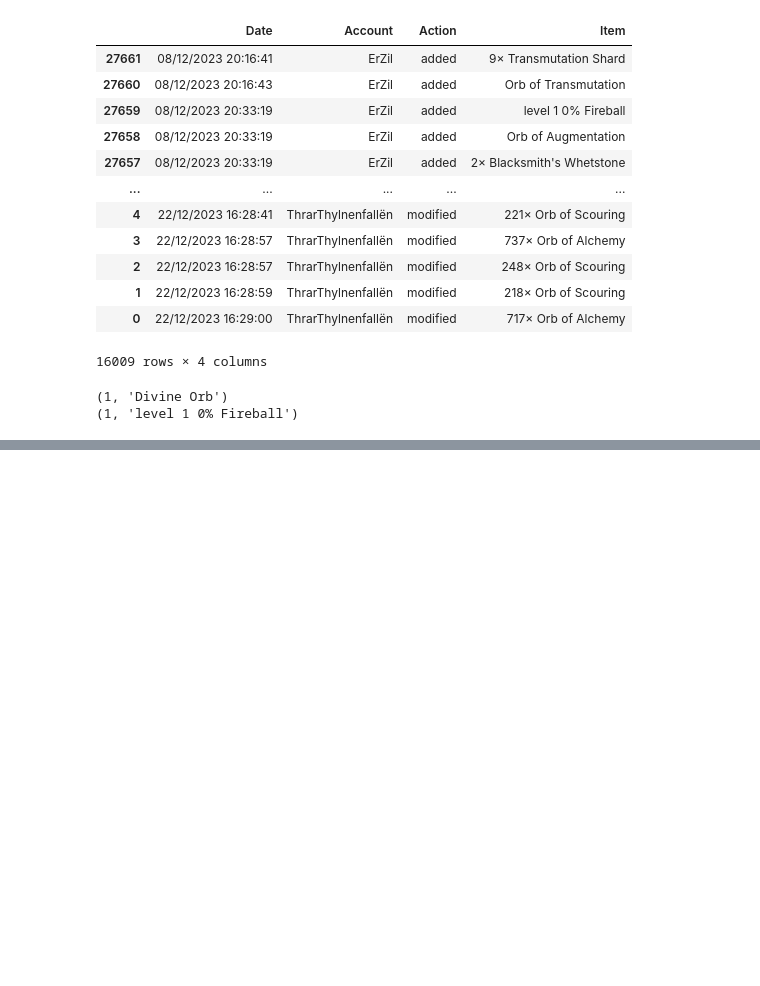
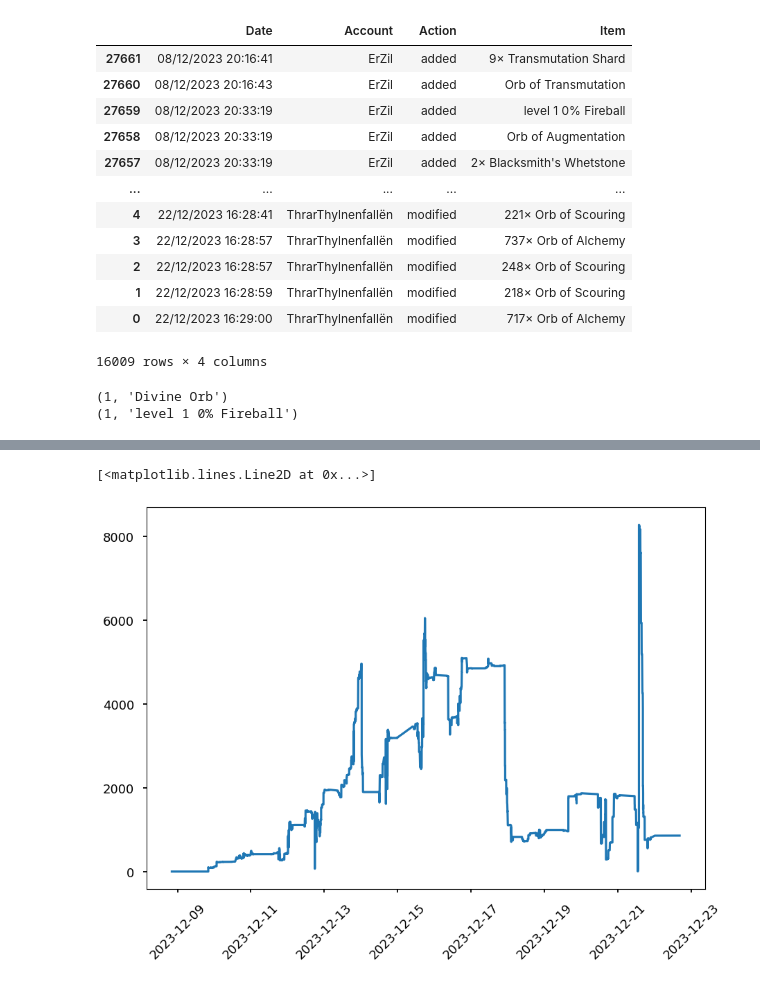
Before and after one commit to LucaTeodorescu/pathofexile-accounting, a Jupyter notebook: exploration.ipynb, the cells around one changed output, grey strips where cells are left out. Drawn from its saved outputs; the diff is of its cells as text; code cells hidden in the pictures; blank space fills up the shorter version.

```diff
--- a/exploration.ipynb
+++ b/exploration.ipynb
@@ -180,3 +159,12 @@ Date_Div = [datetime.date(2023, 12, 8),
             datetime.date(2023, 12, 21),
             datetime.date(2023, 12, 22),
             datetime.date(2023, 12, 23)]
+
+
+def getDivineRatio(date):
+    for i in range(len(Date_Div)):
+        if date <= Date_Div[i]:
+            return Div_History[i]
+    return Div_History[-1]
+
+df_Stash["Date"] = pd.to_datetime(df_Stash["Datetime"], format = "%d/%m/%Y %H:%M:%S").dt.date
@@ -182,0 +175,12 @@ Date_Div = [datetime.date(2023, 12, 8),
+# %%
+CurrencySeries = df_Stash["Chaos Orb"] + df_Stash["Divine Orb"] * df_Stash["Date"].apply(getDivineRatio)
+# %%
+CurrencySeries.fillna(0, inplace=True)
+# %%
+dates = mdates.date2num(df_Stash["Datetime"])
+plt.style.use('seaborn-talk')
+plt.xticks(rotation=45)
+plt.plot_date(dates, CurrencySeries, linestyle='solid', marker='None')
+# %% [output]
+[<matplotlib.lines.Line2D at 0x...>]
+[figure, added]
```
Also changed, not shown: parts of 12 cells of this notebook.
